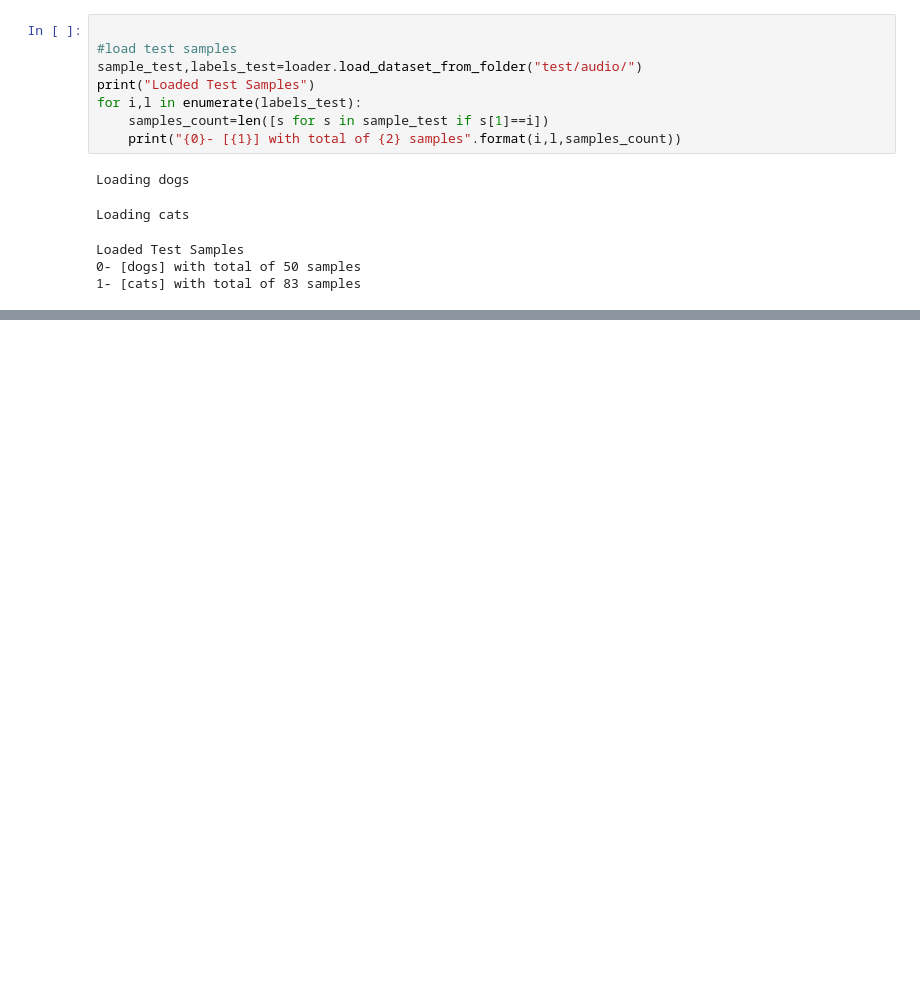
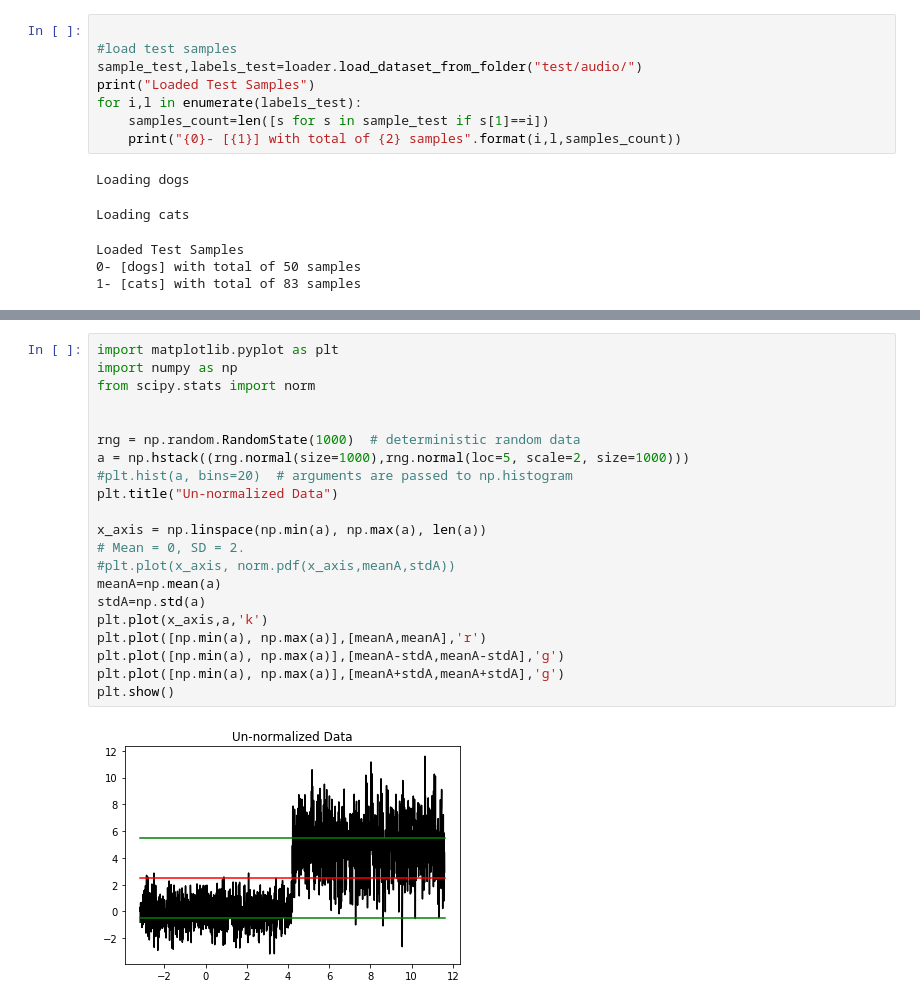
Before and after one commit to mrayy/PracticalML, a Jupyter notebook: 3. Data Preparation/Python/AudioPreprocessing.ipynb, the cells around one changed output, grey strips where cells are left out. Drawn from its saved outputs; the diff is of its cells as text; blank space fills up the shorter version.

```diff
--- a/3. Data Preparation/Python/AudioPreprocessing.ipynb
+++ b/3. Data Preparation/Python/AudioPreprocessing.ipynb
@@ -279,0 +281,23 @@ Accuracy for [cats] is 91%
+# %%
+import matplotlib.pyplot as plt
+import numpy as np
+from scipy.stats import norm
+
+
+rng = np.random.RandomState(1000)  # deterministic random data
+a = np.hstack((rng.normal(size=1000),rng.normal(loc=5, scale=2, size=1000)))
+#plt.hist(a, bins=20)  # arguments are passed to np.histogram
+plt.title("Un-normalized Data")
+
+x_axis = np.linspace(np.min(a), np.max(a), len(a))
+# Mean = 0, SD = 2.
+#plt.plot(x_axis, norm.pdf(x_axis,meanA,stdA))
+meanA=np.mean(a)
+stdA=np.std(a)
+plt.plot(x_axis,a,'k')
+plt.plot([np.min(a), np.max(a)],[meanA,meanA],'r')
+plt.plot([np.min(a), np.max(a)],[meanA-stdA,meanA-stdA],'g')
+plt.plot([np.min(a), np.max(a)],[meanA+stdA,meanA+stdA],'g')
+plt.show()
+# %% [output]
+[figure, added]
```
Also changed, not shown: parts of 6 cells of this notebook, 4 other files.
